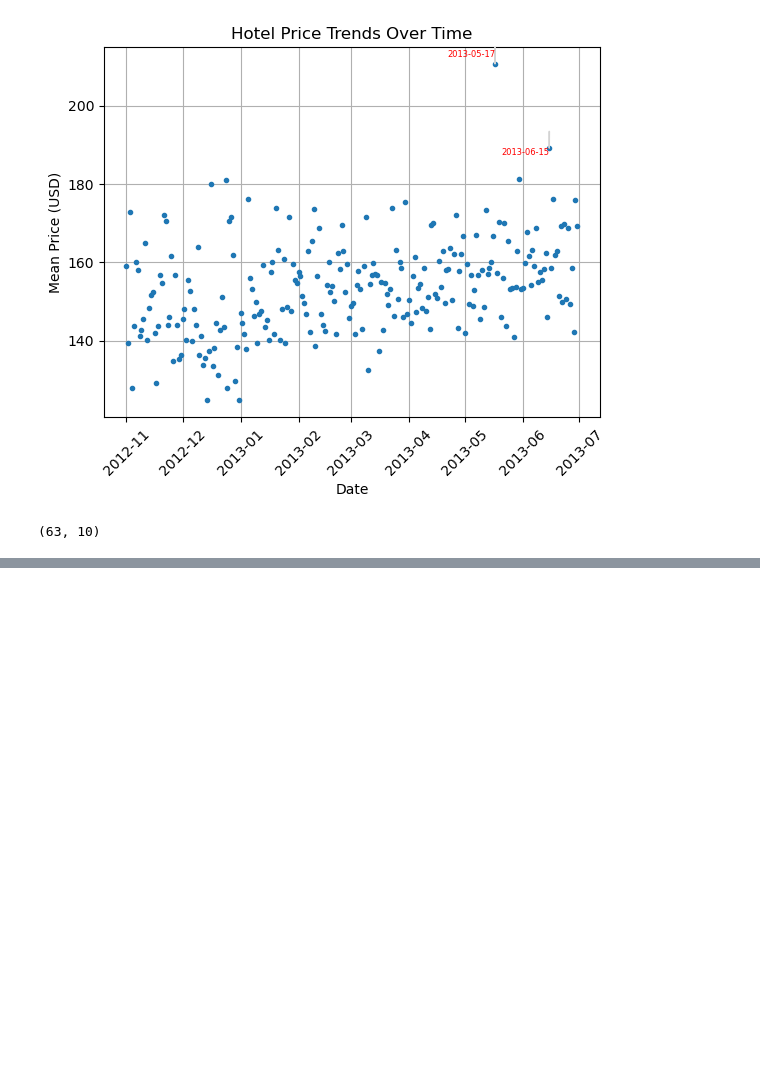
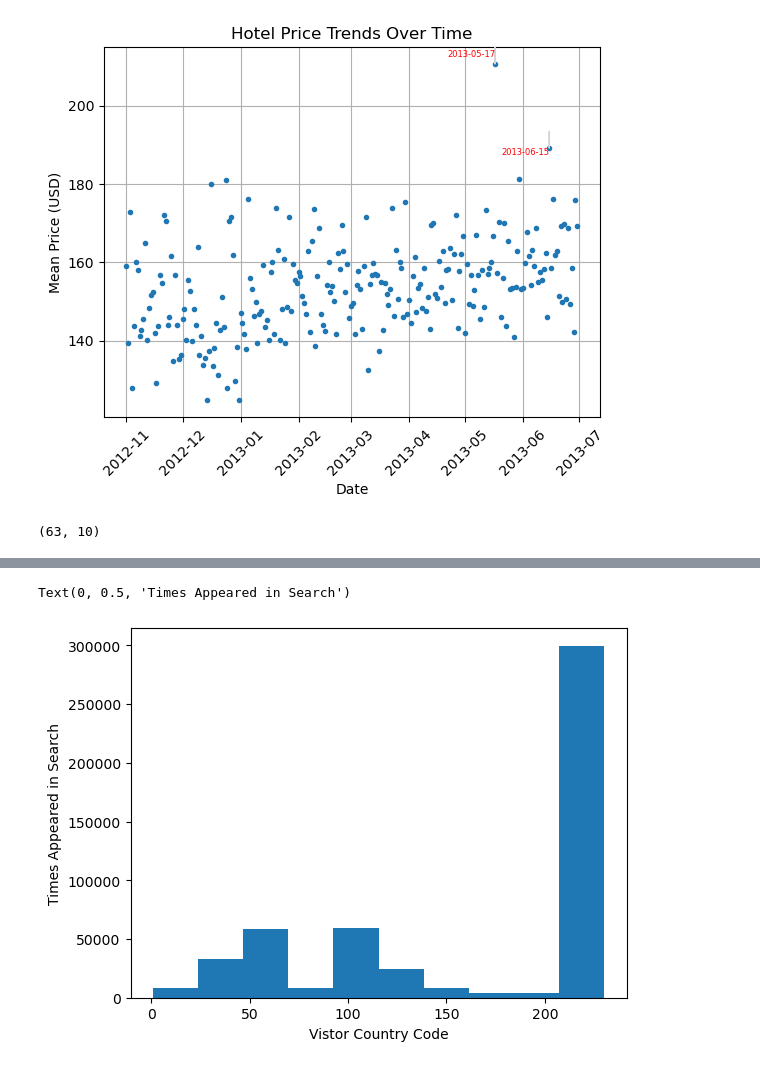
Before and after one commit to yzhao2433/expediaAnalysis, a Jupyter notebook: milestone1.ipynb, the cells around one changed output, grey strips where cells are left out. Saved outputs shown, nothing was run; the diff lists cells and outputs as text; code cells hidden in the pictures; blank space fills up the shorter version.

```diff
--- a/milestone1.ipynb
+++ b/milestone1.ipynb
@@ -205,0 +274,7 @@ usa_hotels.shape
+# %%
+plt.hist(cust_origin_df["visitor_location_country_id"])
+plt.xlabel("Vistor Country Code")
+plt.ylabel("Times Appeared in Search")
+# %% [output]
+Text(0, 0.5, 'Times Appeared in Search')
+[figure, added]
```
Also changed, not shown: parts of 7 cells of this notebook.
